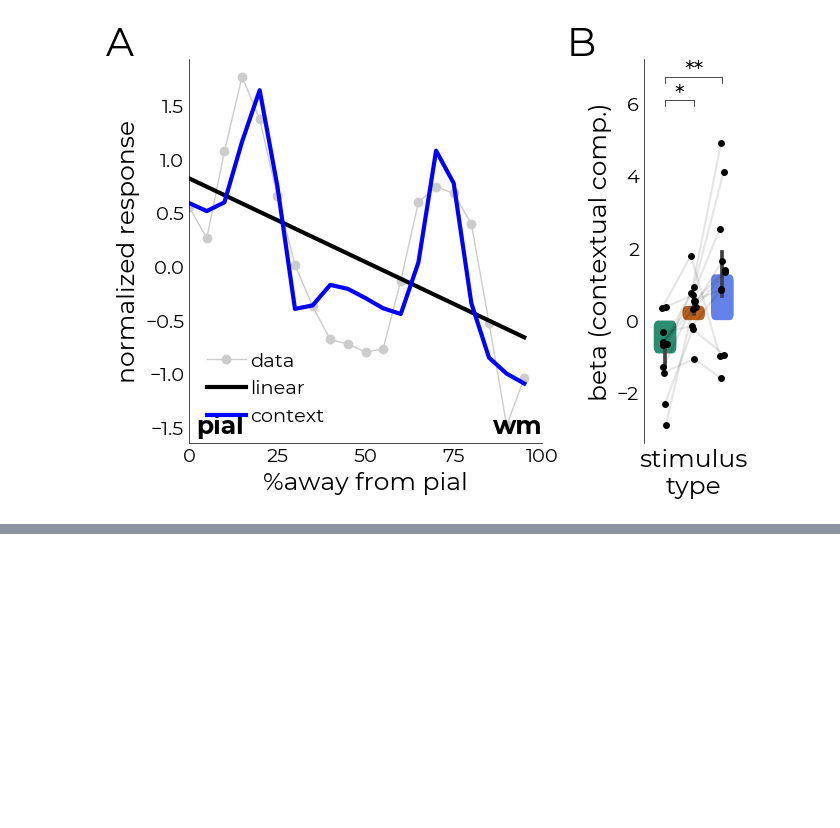
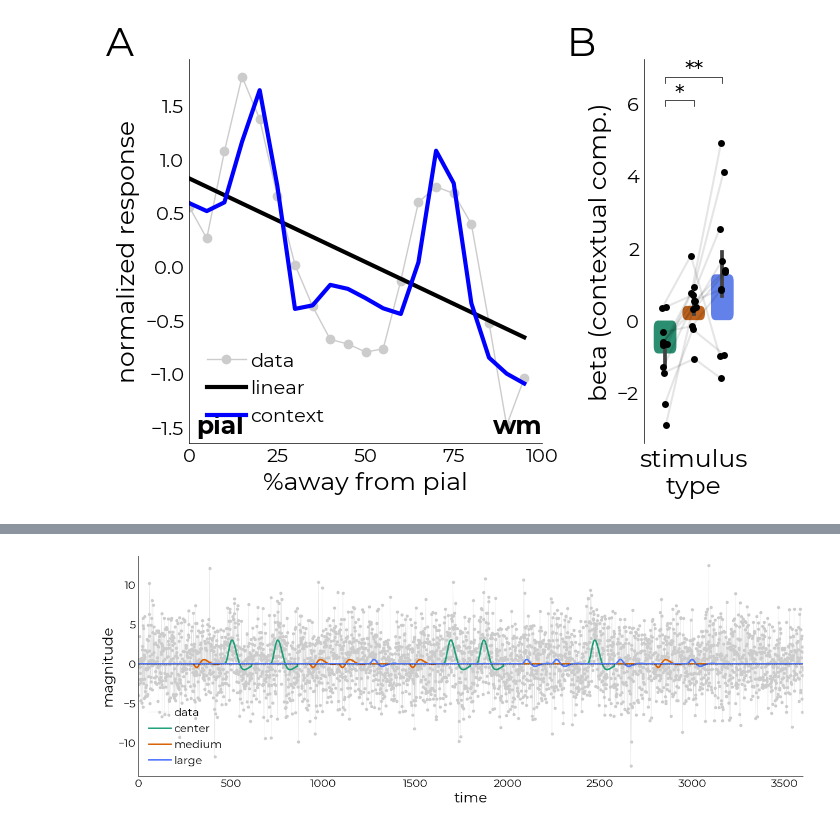
Before and after one commit to gjheij/lazyfmri, a Jupyter notebook: notebooks/example.ipynb, the cells around one changed output, grey strips where cells are left out. Cells and saved outputs as stored; diff of their text form; code cells hidden in the pictures; blank space fills up the shorter version.

```diff
--- a/notebooks/example.ipynb
+++ b/notebooks/example.ipynb
@@ -237,0 +370,7 @@ beta  0.948999  0.124379    True
+# %%
+# select columns
+func = utils.select_from_df(
+    t.fetch_fmri(),
+    indices=(358,363)
+)
+func.head()
@@ -237,0 +451,17 @@ beta  0.948999  0.124379    True
+# %%
+%matplotlib inline
+
+# do some plotting
+pl = plotting.LazyLine(
+    [dec.func.mean(axis=1).values]+pr,
+    figsize=(15,5),
+    color=["#cccccc","#1B9E77","#D95F02","#4c75ff"],
+    line_width=[0.2,2,2,2],
+    labels=["data","center","medium","large"],
+    x_label="time",
+    y_label="magnitude",
+    add_hline=0,
+    markers=[".", None, None, None]
+)
+# %% [output]
+[figure, added]
```
Also changed, not shown: parts of 29 cells of this notebook, 1 other file.
